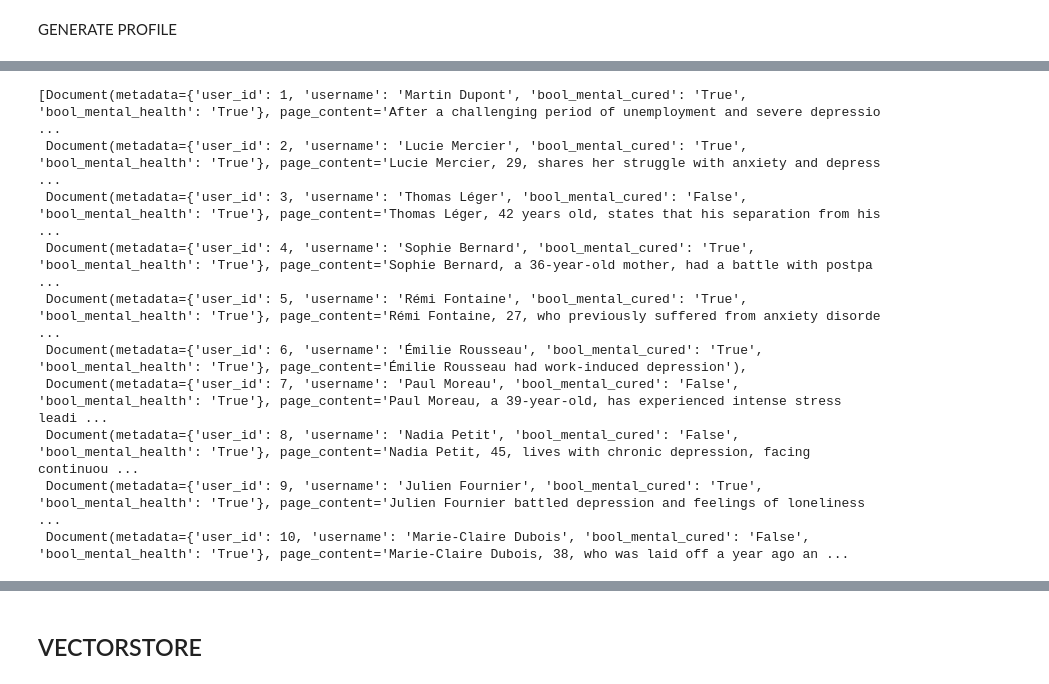
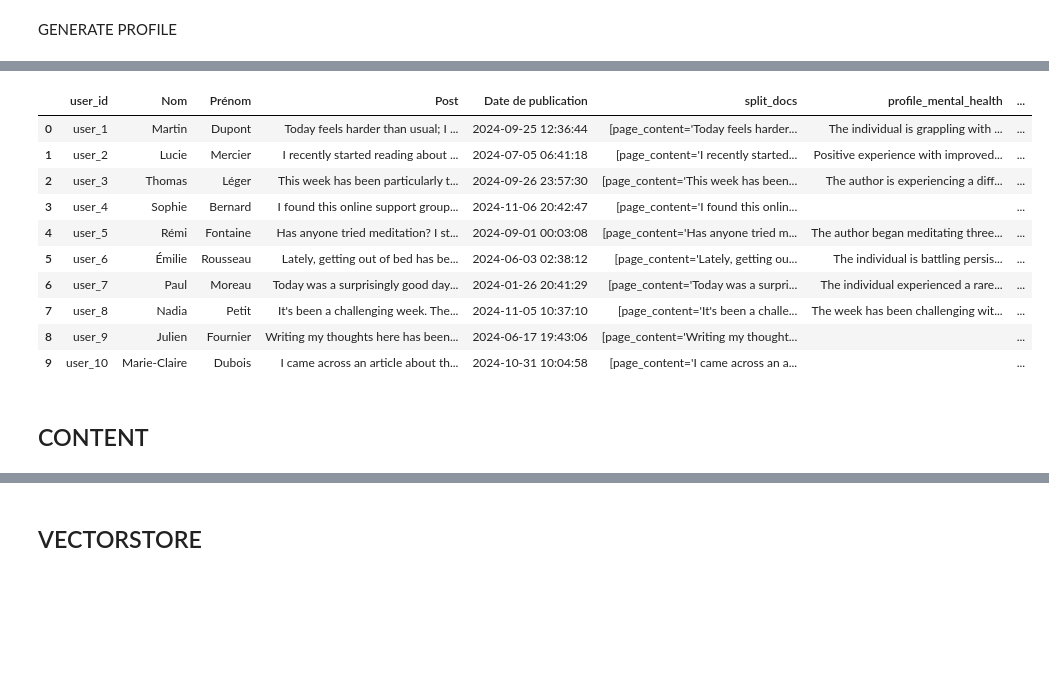
Before and after one commit to Aminesefra8/Hackaton_MoroccanAI_2024-simulation-prototype-, a Jupyter notebook: simu_profile_matching.ipynb, the cells around one changed output, grey strips where cells are left out. Drawn from its saved outputs; the diff is of its cells as text; code cells hidden in the pictures; blank space fills up the shorter version.

```diff
--- a/simu_profile_matching.ipynb
+++ b/simu_profile_matching.ipynb
@@ -59,13 +114,12 @@ df
 SIMULATE CONCATENATION OF USER'S POSTS BY CREATING DOCUMENTS
 # %%
 docs = []
-for i in range(len(df)):
+for i in range(len(df_user)):
 
-    post = df["Post"][i]
+
+    post = df_user["Post"][i]
     user_id = "user_" + str(i+1)
-    username = df["Nom Prénom"][i]
-    age = df["Âge"][i]
-    document = Document(page_content= post, metadata= {"user_id": user_id, "username": username, "age": age})
+    document = Document(page_content= post, metadata= {"user_id": user_id})
     docs.append(document)
 # %%
 docs
@@ -144,3 +198,3 @@ user_list_doc
 # %%
-df["split_docs"] = user_list_doc
+df_user["split_docs"] = user_list_doc
 # %%
@@ -166,17 +220,21 @@ GENERATE PROFILE
 all_profile = []
 all_mental_bool = []
 all_cured_bool = []
+all_motivation_profile = []
 
-for i in range(len(df)):
-    documents = df["split_docs"][i]
+for i in range(len(df_user)):
+    documents = df_user["split_docs"][i]
     state = await app.ainvoke({"contents": [doc.page_content for doc in documents], "extra_args": {"llm": llm}})
     profile_description_mental_health = state["output_dict"]["bad_mental_health_profile"]
     bool_mental_health = state["output_dict"]["is_badmental_health"]
     bool_mental_cured = state["output_dict"]["Is_mentally_cured"]
+    motivation_profile = state["output_dict"]["motivation"]
     all_profile.append(profile_description_mental_health)
     all_mental_bool.append(bool_mental_health)
     all_cured_bool.append(bool_mental_cured)
+    all_motivation_profile.append(motivation_profile)
 # %%
-df["profile_mental_health"] = all_profile
-df["bool_mental_health"] = all_mental_bool
-df["bool_mental_cured"] = all_cured_bool
+df_user["profile_mental_health"] = all_profile
+df_user["bool_mental_health"] = all_mental_bool
+df_user["bool_mental_cured"] = all_cured_bool
+df_user["motivation_profile"] = all_motivation_profile
@@ -206,13 +241,16 @@ for i in range(len(df)):
-# %%
-doc_vectorstore_profile_mental_health
-# %% [output]
-[Document(metadata={'user_id': 1, 'username': 'Martin Dupont', 'bool_mental_cured': 'True', 'bool_mental_health': 'True'}, page_content='After a challenging period of unemployment and severe depressio ...
- Document(metadata={'user_id': 2, 'username': 'Lucie Mercier', 'bool_mental_cured': 'True', 'bool_mental_health': 'True'}, page_content='Lucie Mercier, 29, shares her struggle with anxiety and depress ...
- Document(metadata={'user_id': 3, 'username': 'Thomas Léger', 'bool_mental_cured': 'False', 'bool_mental_health': 'True'}, page_content='Thomas Léger, 42 years old, states that his separation from his ...
- Document(metadata={'user_id': 4, 'username': 'Sophie Bernard', 'bool_mental_cured': 'True', 'bool_mental_health': 'True'}, page_content='Sophie Bernard, a 36-year-old mother, had a battle with postpa ...
- Document(metadata={'user_id': 5, 'username': 'Rémi Fontaine', 'bool_mental_cured': 'True', 'bool_mental_health': 'True'}, page_content='Rémi Fontaine, 27, who previously suffered from anxiety disorde ...
- Document(metadata={'user_id': 6, 'username': 'Émilie Rousseau', 'bool_mental_cured': 'True', 'bool_mental_health': 'True'}, page_content='Émilie Rousseau had work-induced depression'),
- Document(metadata={'user_id': 7, 'username': 'Paul Moreau', 'bool_mental_cured': 'False', 'bool_mental_health': 'True'}, page_content='Paul Moreau, a 39-year-old, has experienced intense stress leadi ...
- Document(metadata={'user_id': 8, 'username': 'Nadia Petit', 'bool_mental_cured': 'False', 'bool_mental_health': 'True'}, page_content='Nadia Petit, 45, lives with chronic depression, facing continuou ...
- Document(metadata={'user_id': 9, 'username': 'Julien Fournier', 'bool_mental_cured': 'True', 'bool_mental_health': 'True'}, page_content='Julien Fournier battled depression and feelings of loneliness ...
- Document(metadata={'user_id': 10, 'username': 'Marie-Claire Dubois', 'bool_mental_cured': 'False', 'bool_mental_health': 'True'}, page_content='Marie-Claire Dubois, 38, who was laid off a year ago an ...
+# %%
+df_user
+# %% [output]
+|  | user_id | Nom | Prénom | Post | Date de publication | split_docs | profile_mental_health | ... |
+| 0 | user_1 | Martin | Dupont | Today feels harder than usual; I ... | 2024-09-25 12:36:44 | [page_content='Today feels harder... | The individual is grappling with ... | ... |
+| 1 | user_2 | Lucie | Mercier | I recently started reading about ... | 2024-07-05 06:41:18 | [page_content='I recently started... | Positive experience with improved... | ... |
+| 2 | user_3 | Thomas | Léger | This week has been particularly t... | 2024-09-26 23:57:30 | [page_content='This week has been... | The author is experiencing a diff... | ... |
+| 3 | user_4 | Sophie | Bernard | I found this online support group... | 2024-11-06 20:42:47 | [page_content='I found this onlin... |  | ... |
+| 4 | user_5 | Rémi | Fontaine | Has anyone tried meditation? I st... | 2024-09-01 00:03:08 | [page_content='Has anyone tried m... | The author began meditating three... | ... |
+| 5 | user_6 | Émilie | Rousseau | Lately, getting out of bed has be... | 2024-06-03 02:38:12 | [page_content='Lately, getting ou... | The individual is battling persis... | ... |
+| 6 | user_7 | Paul | Moreau | Today was a surprisingly good day... | 2024-01-26 20:41:29 | [page_content='Today was a surpri... | The individual experienced a rare... | ... |
+| 7 | user_8 | Nadia | Petit | It's been a challenging week. The... | 2024-11-05 10:37:10 | [page_content='It's been a challe... | The week has been challenging wit... | ... |
+| 8 | user_9 | Julien | Fournier | Writing my thoughts here has been... | 2024-06-17 19:43:06 | [page_content='Writing my thought... |  | ... |
+| 9 | user_10 | Marie-Claire | Dubois | I came across an article about th... | 2024-10-31 10:04:58 | [page_content='I came across an a... |  | ... |
+# %% [markdown]
+## CONTENT
```
Also changed, not shown: parts of 39 cells of this notebook, 9 other files.
